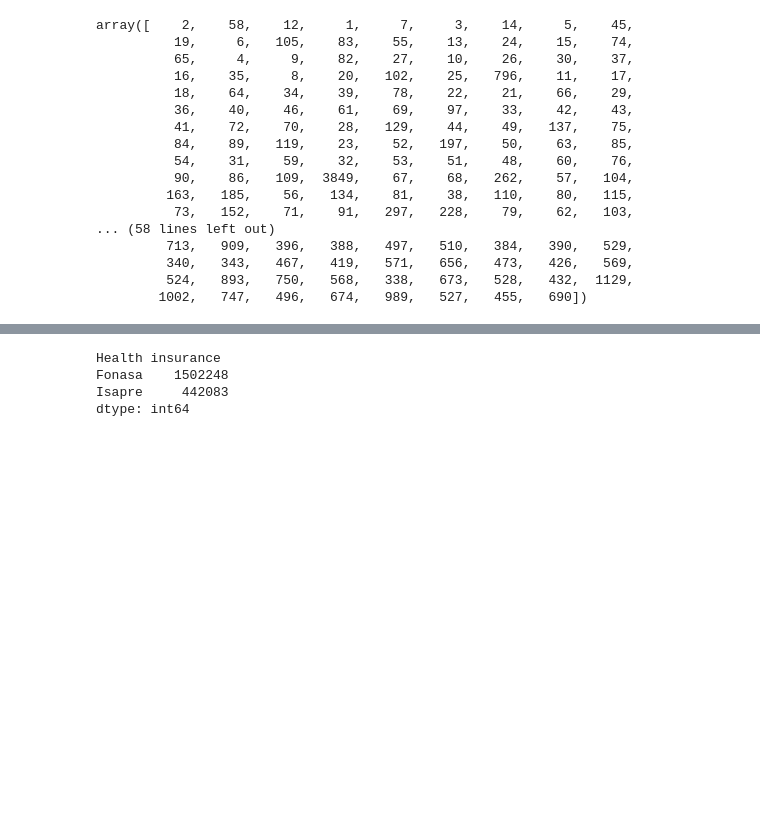
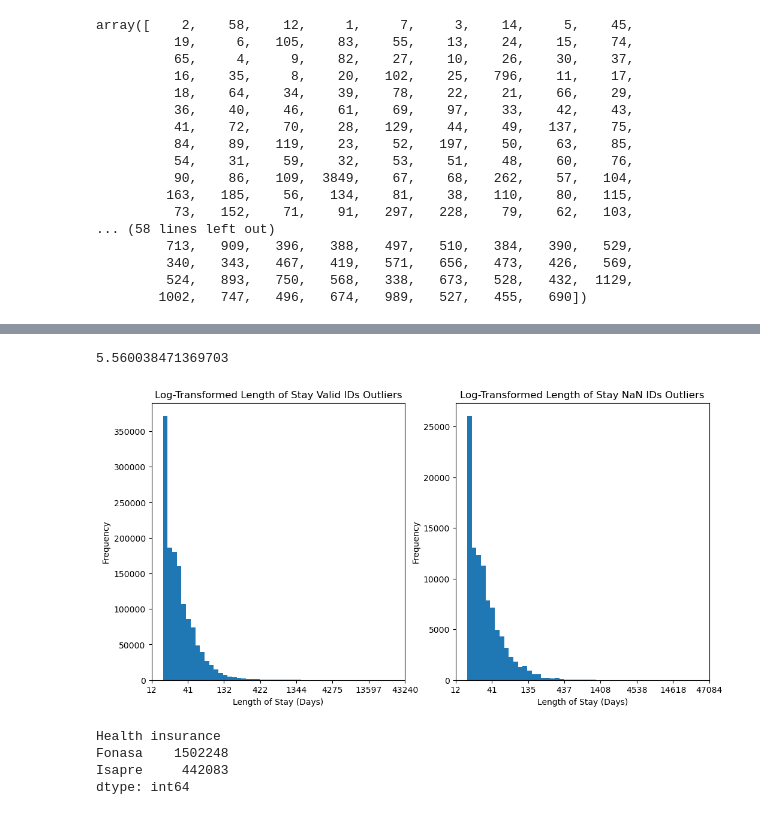
Before and after one commit to mirkopodunavak1996/EDAHospDischarges_Chile2001-2024, a Jupyter notebook: notebooks/Data_Cleaning.ipynb, the cells around one changed output, grey strips where cells are left out. Drawn from its saved outputs; the diff is of its cells as text; code cells hidden in the pictures; blank space fills up the shorter version.

Commit message:
Analysis about missingness of patient IDs related to length of stay is completed

```diff
--- a/notebooks/Data_Cleaning.ipynb
+++ b/notebooks/Data_Cleaning.ipynb
@@ -164,0 +319,4 @@ df_nanID.groupby(['Length of stay'], sort = True).size().plot.line()
+# %%
+# "OTROS PROBLEMAS RELACIONADOS CON DEPENDENCIA DEL PRESTADOR DE SERVICIOS" is a diagnosis that is going to be deleted, as it is does not represent a
+# health issue, but a problem related to the hospital dependencies. Also it affects the distribution of lenght of stays unnecesarily
+df_final = df_final.drop(df_final[df_final['Length of stay'] == 'OTROS PROBLEMAS RELACIONADOS CON DEPENDENCIA DEL PRESTADOR DE SERVICIOS'].index)
@@ -164,0 +339,7 @@ df_nanID.groupby(['Length of stay'], sort = True).size().plot.line()
+# %%
+q1 = df_final["Length of stay"].quantile(0.25)
+q3 = df_final["Length of stay"].quantile(0.75)
+IQR = q3 - q1
+
+low_outlier = 0
+high_outlier = q3 + 3 * IQR
@@ -164,0 +356,3 @@ df_nanID.groupby(['Length of stay'], sort = True).size().plot.line()
+# %%
+df_nanID_outliers = df_nanID[df_nanID["Length of stay"] > high_outlier]
+len(df_nanID_outliers)
@@ -164,0 +361,3 @@ df_nanID.groupby(['Length of stay'], sort = True).size().plot.line()
+# %%
+df_validID_outliers = df_validID[df_validID["Length of stay"] > high_outlier]
+len(df_validID_outliers)
@@ -165,3 +370,64 @@ df_nanID.groupby(['Length of stay'], sort = True).size().plot.line()
+# %%
+len(df_validID_outliers) * 100 / len(df_validID)
+# %% [output]
+5.560038471369703
+# %%
+
+# Lets plot the distribution of the outliers in both dataframes (valid and NaN IDs)
+plt.figure(figsize=(12, 6))
+
+plt.subplot(1, 2, 1)
+# Add a small constant to avoid log(0) if necessary
+log_los = np.log1p(df_validID_outliers['Length of stay'])
+
+# Plot the histogram
+log_los.plot.hist(bins=50)
+
+# Get current axis
+ax = plt.gca()
+
+# Define custom ticks in log-space (you can adjust the number/spacing as needed)
+tick_positions = np.linspace(ax.get_xlim()[0], ax.get_xlim()[1], 8)
+
+# Apply the inverse log transformation (exp(x) - 1) to get original scale (days)
+tick_labels = np.expm1(tick_positions).round().astype(int)
+
+# Set both positions and labels
+ax.set_xticks(tick_positions)
+ax.set_xticklabels(tick_labels)
+
+plt.title('Log-Transformed Length of Stay Valid IDs Outliers')
+plt.xlabel('Length of Stay (Days)')  # Show original scale on the x-axis
+
+
+plt.subplot(1, 2, 2)
+# Add a small constant to avoid log(0) if necessary
+log_los = np.log1p(df_nanID_outliers['Length of stay'])
+
+# Plot the histogram
+log_los.plot.hist(bins=50)
+
+# Get current axis
+ax = plt.gca()
+
+# Define custom ticks in log-space (you can adjust the number/spacing as needed)
+tick_positions = np.linspace(ax.get_xlim()[0], ax.get_xlim()[1], 8)
+
+# Apply the inverse log transformation (exp(x) - 1) to get original scale (days)
+tick_labels = np.expm1(tick_positions).round().astype(int)
+
+# Set both positions and labels
+ax.set_xticks(tick_positions)
+ax.set_xticklabels(tick_labels)
+
+plt.title('Log-Transformed Length of Stay NaN IDs Outliers')
+plt.xlabel('Length of Stay (Days)')  # Show original scale on the x-axis
+
+
+
+plt.show()
+# %% [output]
+[figure, added]
 # %%
 # Analyze by patient health insurance
 df_nanID.groupby(['Health insurance']).size()
```
Also changed, not shown: parts of 39 cells of this notebook.
